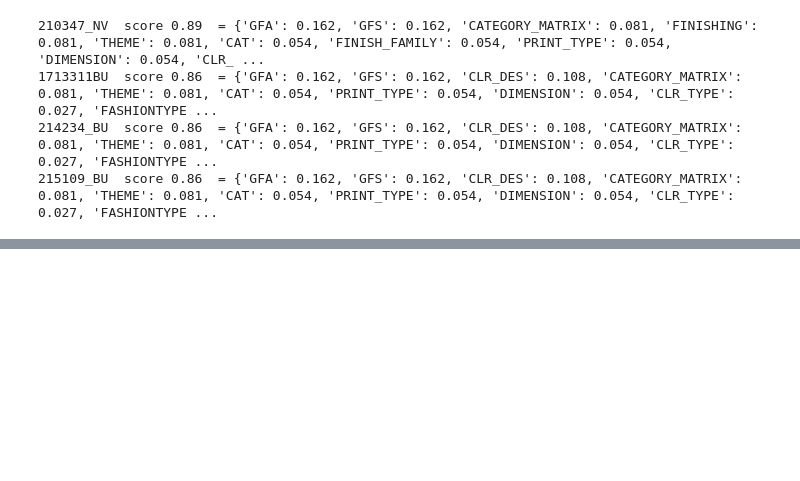
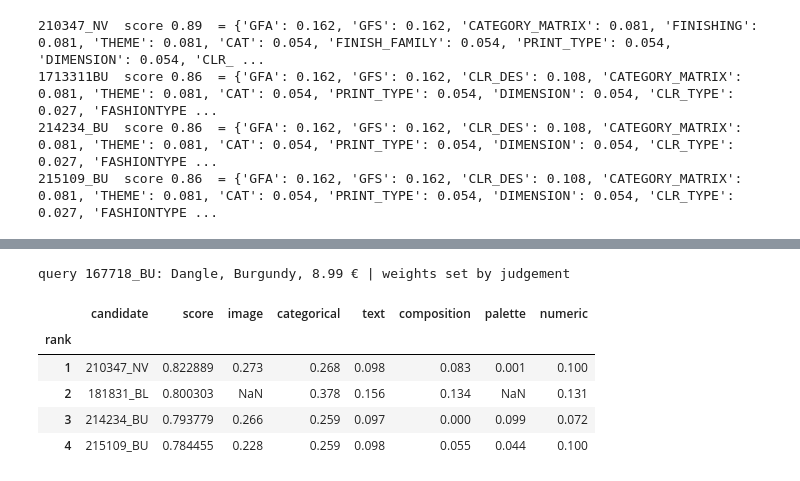
Before and after one commit to therealblitz00/ECQ, a Jupyter notebook: notebooks/phase2_features.ipynb, the cells around one changed output, grey strips where cells are left out. Saved outputs shown, nothing was run; the diff lists cells and outputs as text; code cells hidden in the pictures; blank space fills up the shorter version.

```diff
--- a/notebooks/phase2_features.ipynb
+++ b/notebooks/phase2_features.ipynb
@@ -739,0 +757,63 @@ and a reference colour per colour name, measured on the photos, for the explanat
+# %%
+palette_m[~items["img_colour_trusted"].to_numpy()] = 0
+blocks["palette"] = palette_m
+BLOCKS = ["image", "categorical", "text", "composition", "palette", "numeric"]
+W_JUDGEMENT = {"image": 0.3, "categorical": 0.3, "text": 0.1, "composition": 0.1, "palette": 0.1, "numeric": 0.1}
+
+has = {b: (np.abs(m).sum(1) > 0).astype(np.float32) for b, m in blocks.items()}
+MODEL_CODES = [items[c].astype("string").fillna("").to_numpy(object) for c in ["PROD_REF", "PROD_REF_EQUIV"]]
+CATEGORY_POOLS = [np.asarray(ix) for _, ix in sorted(items.groupby("CAT_DES_EN").indices.items())]
+
+def score_matrix(w, qs, cs):
+    """Scores of the queries qs (rows) against the candidates cs (columns): weights rescaled pair by pair."""
+    num = np.zeros((len(qs), len(cs)), np.float32)
+    den = np.zeros_like(num)
+    for b, wb in w.items():
+        if wb > 0:
+            both = np.outer(has[b][qs], has[b][cs]) * np.float32(wb)
+            num += both * (blocks[b][qs] @ blocks[b][cs].T)
+            den += both
+    return np.divide(num, den, out=np.zeros_like(num), where=den > 0)
+
+def not_allowed(qs, cs):
+    """The query itself and the other colours of its model."""
+    out = qs[:, None] == cs[None, :]
+    for v in MODEL_CODES:
+        out |= (v[qs][:, None] == v[cs][None, :]) & (v[qs][:, None] != "")
+    return out
+
+def top_k(w, queries=None, k=10):
+    """The k best candidates of every query (or only of `queries`, row numbers): one row per (query, rank)."""
+    wanted = np.ones(len(items), bool) if queries is None else np.isin(np.arange(len(items)), queries)
+    out = []
+    for pool in CATEGORY_POOLS:
+        qs_all = pool[wanted[pool]]
+        for start in range(0, len(qs_all), 1024):              # 1,024 queries at a time keeps the memory small
+            qs = qs_all[start:start + 1024]
+            s = np.round(score_matrix(w, qs, pool).astype(np.float64), 6)
+            s[not_allowed(qs, pool)] = -np.inf
+            order = np.argsort(-s, axis=1, kind="stable")[:, :k]  # the pool is in key order: ties go to the lower key
+            best = np.take_along_axis(s, order, axis=1)
+            r, c = np.nonzero(np.isfinite(best))
+            out.append(pd.DataFrame({"q": qs[r], "rank": c + 1, "c": pool[order[r, c]], "score": best[r, c]}))
+    return pd.concat(out, ignore_index=True)
+
+def contributions(w, i, j):
+    """Each block's share of the score of the pair (i, j); the shares add up to the score."""
+    used = [b for b in BLOCKS if w[b] > 0 and has[b][i] and has[b][j]]
+    total = sum(w[b] for b in used)
+    return {b: w[b] * float(blocks[b][i] @ blocks[b][j]) / total for b in used}
+
+r = items.iloc[q]
+print(f"query {r[KEY]}: {r['GFS_DES_EN']}, {r['CLR_DES']}, {r['PRICE_BASE_W_VAT']} € | weights set by judgement")
+first = top_k(W_JUDGEMENT, [q], k=4)
+pd.DataFrame([{"rank": t.rank, "candidate": items[KEY].iat[t.c], "score": t.score,
+               **{b: round(v, 3) for b, v in contributions(W_JUDGEMENT, q, t.c).items()}} for t in first.itertuples()]).set_index("rank")
+# %% [output]
+query 167718_BU: Dangle, Burgundy, 8.99 € | weights set by judgement
+|  | candidate | score | image | categorical | text | composition | palette | numeric |
+| rank |  |  |  |  |  |  |  |  |
+| 1 | 210347_NV | 0.822889 | 0.273 | 0.268 | 0.098 | 0.083 | 0.001 | 0.100 |
+| 2 | 181831_BL | 0.800303 | NaN | 0.378 | 0.156 | 0.134 | NaN | 0.131 |
+| 3 | 214234_BU | 0.793779 | 0.266 | 0.259 | 0.097 | 0.000 | 0.099 | 0.072 |
+| 4 | 215109_BU | 0.784455 | 0.228 | 0.259 | 0.098 | 0.055 | 0.044 | 0.100 |
```
Also changed, not shown: parts of 29 cells of this notebook, 3 other files.
